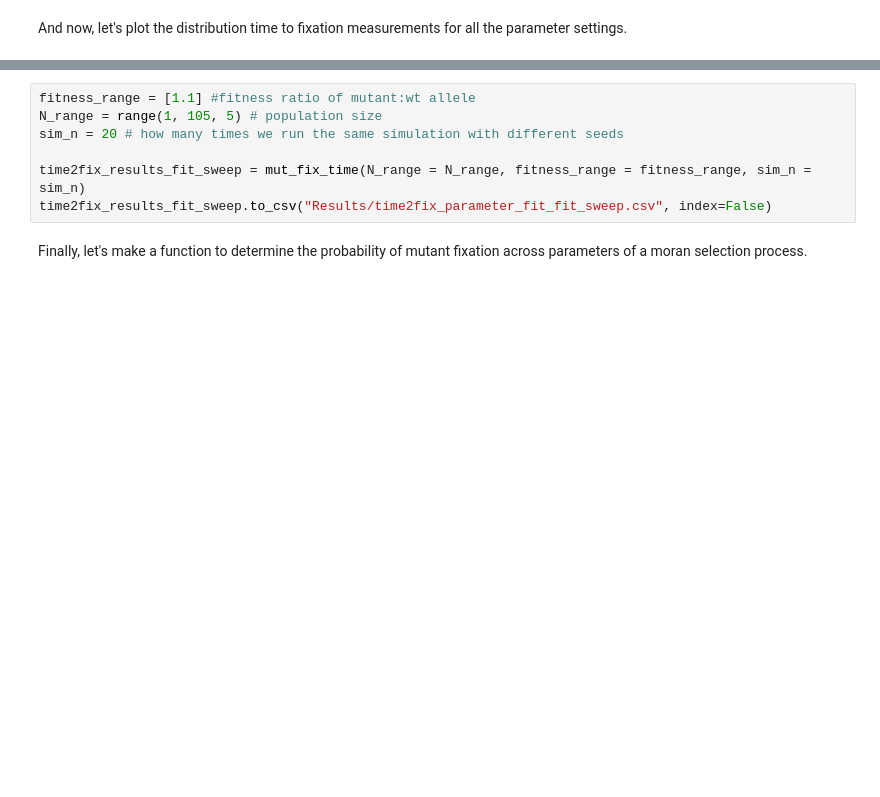
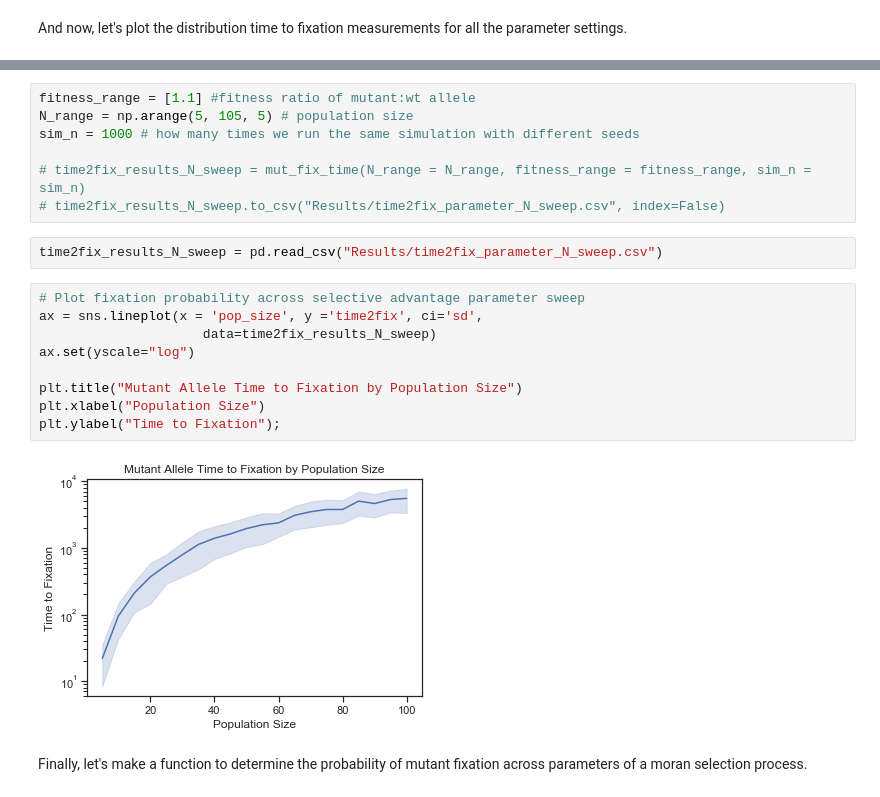
Before and after one commit to jessicascarborough/stochastic-modeling, a Jupyter notebook: stochastic_modeling.ipynb, the cells around one changed output, grey strips where cells are left out. Drawn from its saved outputs; the diff is of its cells as text; blank space fills up the shorter version.

```diff
--- a/stochastic_modeling.ipynb
+++ b/stochastic_modeling.ipynb
@@ -254,10 +294,23 @@ time2fix_results_fit_sweep.to_csv("Results/time2fix_parameter_fit_sweep.csv", in
 # %%
 fitness_range = [1.1] #fitness ratio of mutant:wt allele
-N_range = range(1, 105, 5) # population size
-sim_n = 20 # how many times we run the same simulation with different seeds
+N_range = np.arange(5, 105, 5) # population size
+sim_n = 1000 # how many times we run the same simulation with different seeds
 
-time2fix_results_fit_sweep = mut_fix_time(N_range = N_range, fitness_range = fitness_range, sim_n = sim_n)
-time2fix_results_fit_sweep.to_csv("Results/time2fix_parameter_fit_fit_sweep.csv", index=False)
+# time2fix_results_N_sweep = mut_fix_time(N_range = N_range, fitness_range = fitness_range, sim_n = sim_n)
+# time2fix_results_N_sweep.to_csv("Results/time2fix_parameter_N_sweep.csv", index=False)
+# %%
+time2fix_results_N_sweep = pd.read_csv("Results/time2fix_parameter_N_sweep.csv")
+# %%
+# Plot fixation probability across selective advantage parameter sweep
+ax = sns.lineplot(x = 'pop_size', y ='time2fix', ci='sd',
+                     data=time2fix_results_N_sweep)
+ax.set(yscale="log")
+
+plt.title("Mutant Allele Time to Fixation by Population Size")
+plt.xlabel("Population Size")
+plt.ylabel("Time to Fixation");
+# %% [output]
+[figure, added]
 # %% [markdown]
 Finally, let's make a function to determine the probability of mutant fixation across parameters of a moran selection process.
 # %%
```
Also changed, not shown: parts of 18 cells of this notebook, 2 other files.
